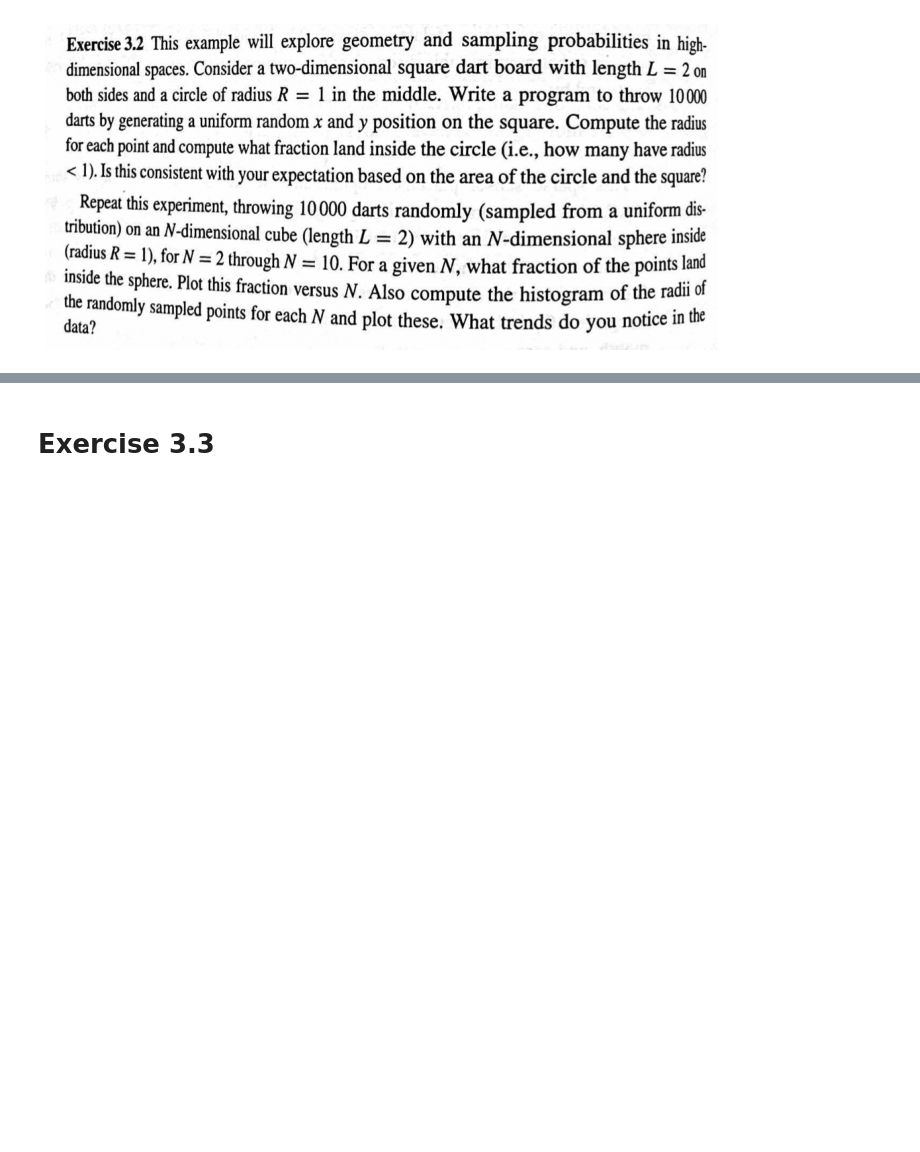
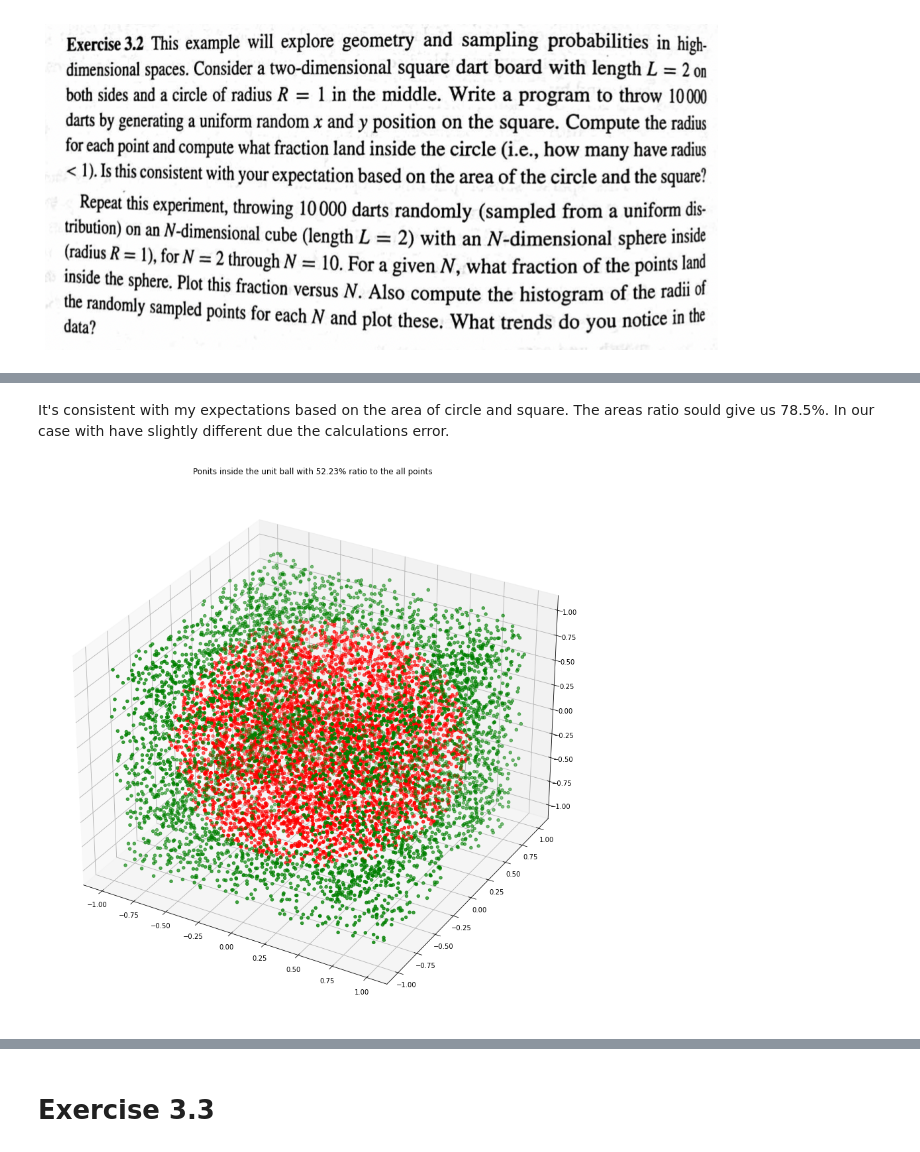
Before and after one commit to Saizt/UH-Pattern-Recognition, a Jupyter notebook: Ex 3.2, 3.3, 3.6/Ex 3.2, 3.3, 3.6.ipynb, the cells around one changed output, grey strips where cells are left out. Drawn from its saved outputs; the diff is of its cells as text; code cells hidden in the pictures; blank space fills up the shorter version.

```diff
--- a/Ex 3.2, 3.3, 3.6/Ex 3.2, 3.3, 3.6.ipynb
+++ b/Ex 3.2, 3.3, 3.6/Ex 3.2, 3.3, 3.6.ipynb
@@ -11,0 +35,23 @@ plt.axis('off');
+# %% [markdown]
+It's consistent with my expectations based on the area of circle and square. The areas ratio sould give us 78.5%. In our case with have slightly different due the calculations error.
+# %%
+dataset['z'] = sp.uniform(-1,2).rvs(N)
+ball_pts = dataset[(dataset.iloc[:,0]**2 + dataset.iloc[:,1]**2 + dataset.iloc[:,2]**2 <= 1)]
+cube_pts = dataset[~(dataset.iloc[:,0]**2 + dataset.iloc[:,1]**2 + dataset.iloc[:,2]**2 <= 1)]
+
+fig = plt.figure(figsize=(15,15))
+ax = fig.add_subplot(projection='3d')
+ax.scatter(ball_pts.iloc[:,0], ball_pts.iloc[:,1], ball_pts.iloc[:,2], color='red')
+ax.scatter(cube_pts.iloc[:,0], cube_pts.iloc[:,1], cube_pts.iloc[:,2], color='green')
+ax.set_title('Ponits inside the unit ball with {}% ratio to the all points'.format(ball_pts.shape[0]/N * 100));
+
+dim = np.arange(4,11,1)
+
+inside_n_dim_balls = np.array([circle_pts.shape[0]/N, ball_pts.shape[0]/N])
+for i,n in enumerate(dim):
+    dataset[i+4] = sp.uniform(-1,2).rvs(N)
+    n_dim_ball_pts = dataset[((dataset**2).sum(axis=1) <= R**2)]
+    # n_dim_cube_pts = dataset[~((dataset**2).sum(axis=1) <= R**2)]
+    inside_n_dim_balls = np.append(inside_n_dim_balls, n_dim_ball_pts.shape[0]/N)
+# %% [output]
+[figure, added]
```
Also changed, not shown: parts of 8 cells of this notebook.
